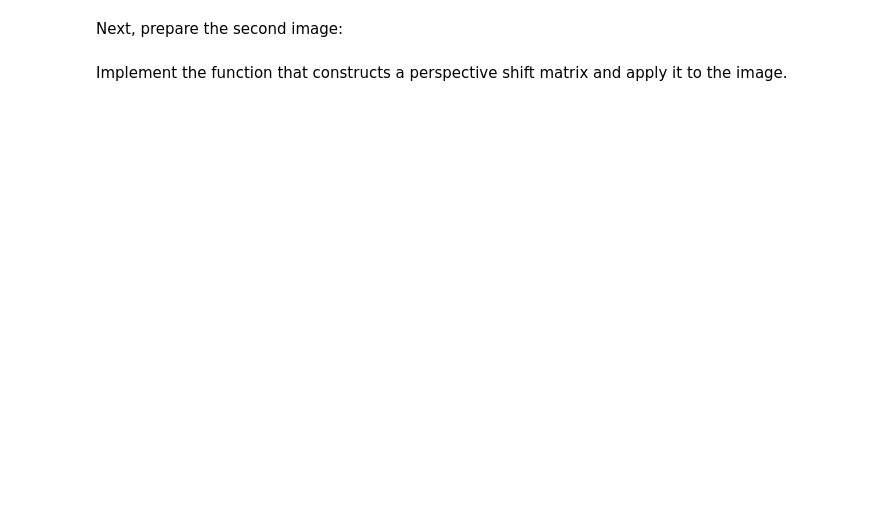
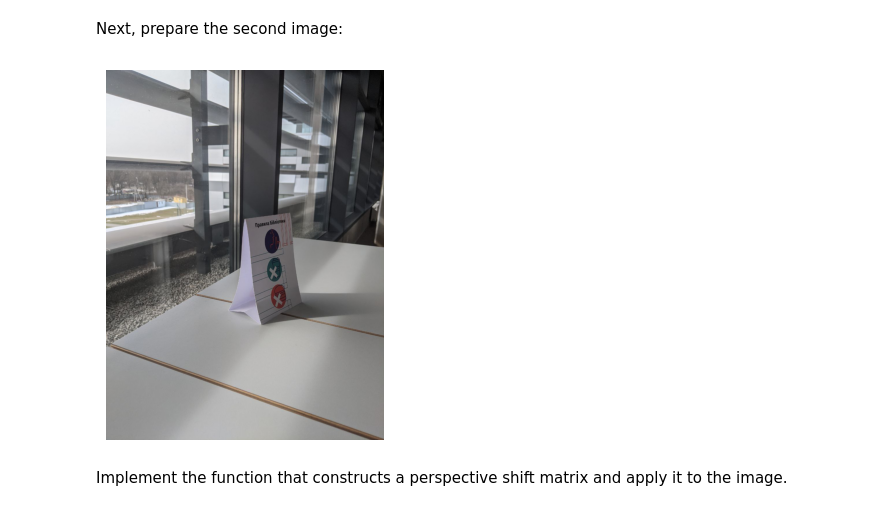
Before and after one commit to MunenNoKage/Lab_1_Transformation_Matrices, a Jupyter notebook: LA_Lab_1_template_2026.ipynb, the cells around one changed output. Saved outputs shown, nothing was run; the diff lists cells and outputs as text; code cells hidden in the pictures; blank space fills up the shorter version.

```diff
--- a/LA_Lab_1_template_2026.ipynb
+++ b/LA_Lab_1_template_2026.ipynb
@@ -7,3 +1,17 @@ import matplotlib.pyplot as plt
+# %%
+import numpy as np
+import cv2 as cv
+import matplotlib.pyplot as plt
+%matplotlib inline
+
+# Local replacement for Colab's cv2_imshow.
+# OpenCV stores images in BGR; matplotlib expects RGB, so we convert before display.
+def cv2_imshow(img):
+    rgb = cv.cvtColor(img, cv.COLOR_BGR2RGB) if img.ndim == 3 else img
+    plt.figure()
+    plt.imshow(rgb, cmap=None if img.ndim == 3 else 'gray')
+    plt.axis('off')
+    plt.show()
 # %% [markdown]
 ## Intro
 
@@ -514,9 +548,11 @@ First, start from explaining how to move from the equations for $u_i$ and $v_i$
 Next, prepare the second image:
 # %%
 ##### YOUR CODE STARTS #####
-img2_path = ...
+img2_path = './img2.jpg'
 ##### YOUR CODE ENDS #####
 image2 = cv.imread(img2_path)
 cv2_imshow(image2)
+# %% [output]
+[figure, added]
 # %% [markdown]
 Implement the function that constructs a perspective shift matrix and apply it to the image.
```
Also changed, not shown: parts of 14 cells of this notebook.
